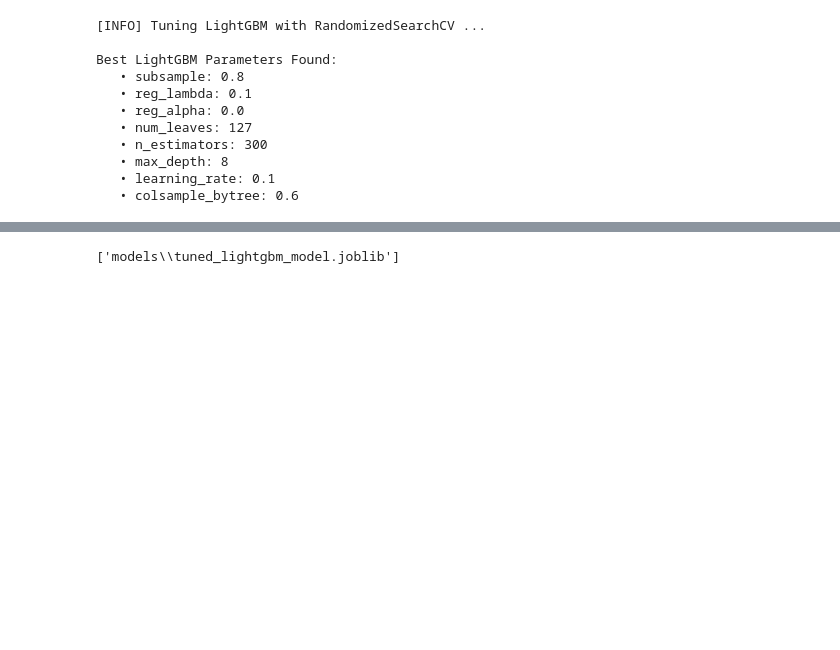
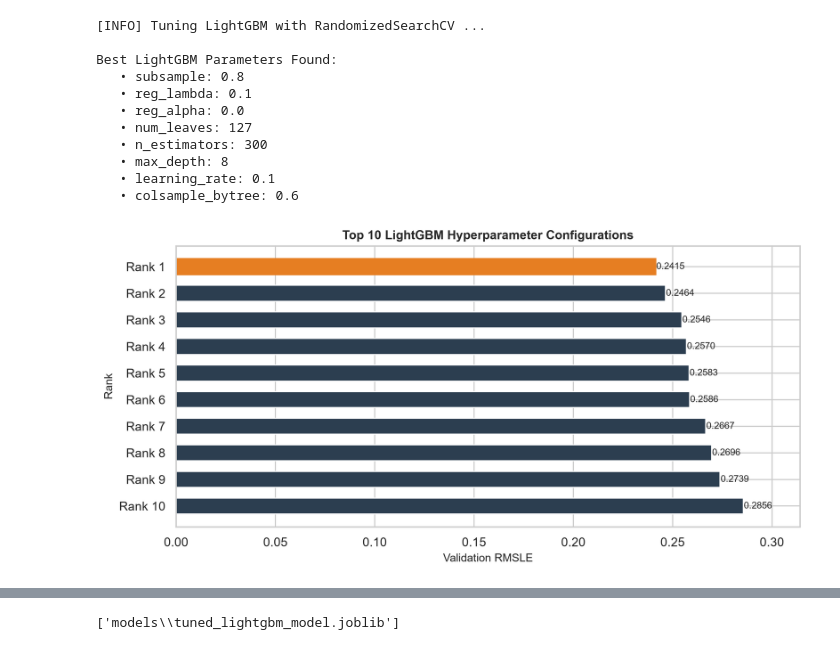
Before and after one commit to BevisWong76/bulldozers-price-predictor, a Jupyter notebook: bulldozers_price_regression.ipynb, the cells around one changed output, grey strips where cells are left out. Cells and saved outputs as stored; diff of their text form; code cells hidden in the pictures; blank space fills up the shorter version.

```diff
--- a/bulldozers_price_regression.ipynb
+++ b/bulldozers_price_regression.ipynb
@@ -621,3 +636,42 @@ Best LightGBM Parameters Found:
    • max_depth: 8
    • learning_rate: 0.1
    • colsample_bytree: 0.6
+# %%
+# Plot 1: Top 10 Configurations Ranking
+
+results_df = pd.DataFrame(random_search.cv_results_)
+results_df["mean_test_rmse"] = -results_df["mean_test_score"]
+results_df = results_df.sort_values("mean_test_rmse").reset_index(drop=True)
+
+plt.figure(figsize=(9, 4.5), dpi=300)
+top_10 = results_df.head(10)
+bars = plt.barh(
+    range(len(top_10)),
+    top_10["mean_test_rmse"],
+    color="#2c3e50",
+    height=0.6,
+)
+bars[0].set_color("#e67e22")  # Best model in orange
+
+plt.yticks(range(len(top_10)), [f"Rank {i+1}" for i in range(len(top_10))])
+plt.gca().invert_yaxis()
+plt.xlabel("Validation RMSLE", fontsize=10)
+plt.ylabel("Rank", fontsize=10)
+plt.title("Top 10 LightGBM Hyperparameter Configurations",fontsize=11,fontweight="bold",)
+plt.xlim(0, top_10["mean_test_rmse"].max() * 1.1)  # Add some padding to the x-axis
+
+for i, bar in enumerate(bars):
+    score = top_10["mean_test_rmse"].iloc[i]
+    plt.text(
+        bar.get_width() * 1.001,
+        bar.get_y() + bar.get_height() / 2,
+        f"{score:.4f}",
+        va="center",
+        fontsize=8.5,
+    )
+
+plt.tight_layout()
+plt.savefig(tuning_plots_dir / "01_lgbm_top_10_configurations.png", dpi=300)
+plt.show()
+# %% [output]
+[figure, added]
```
Also changed, not shown: parts of 19 cells of this notebook, 15 other files.
